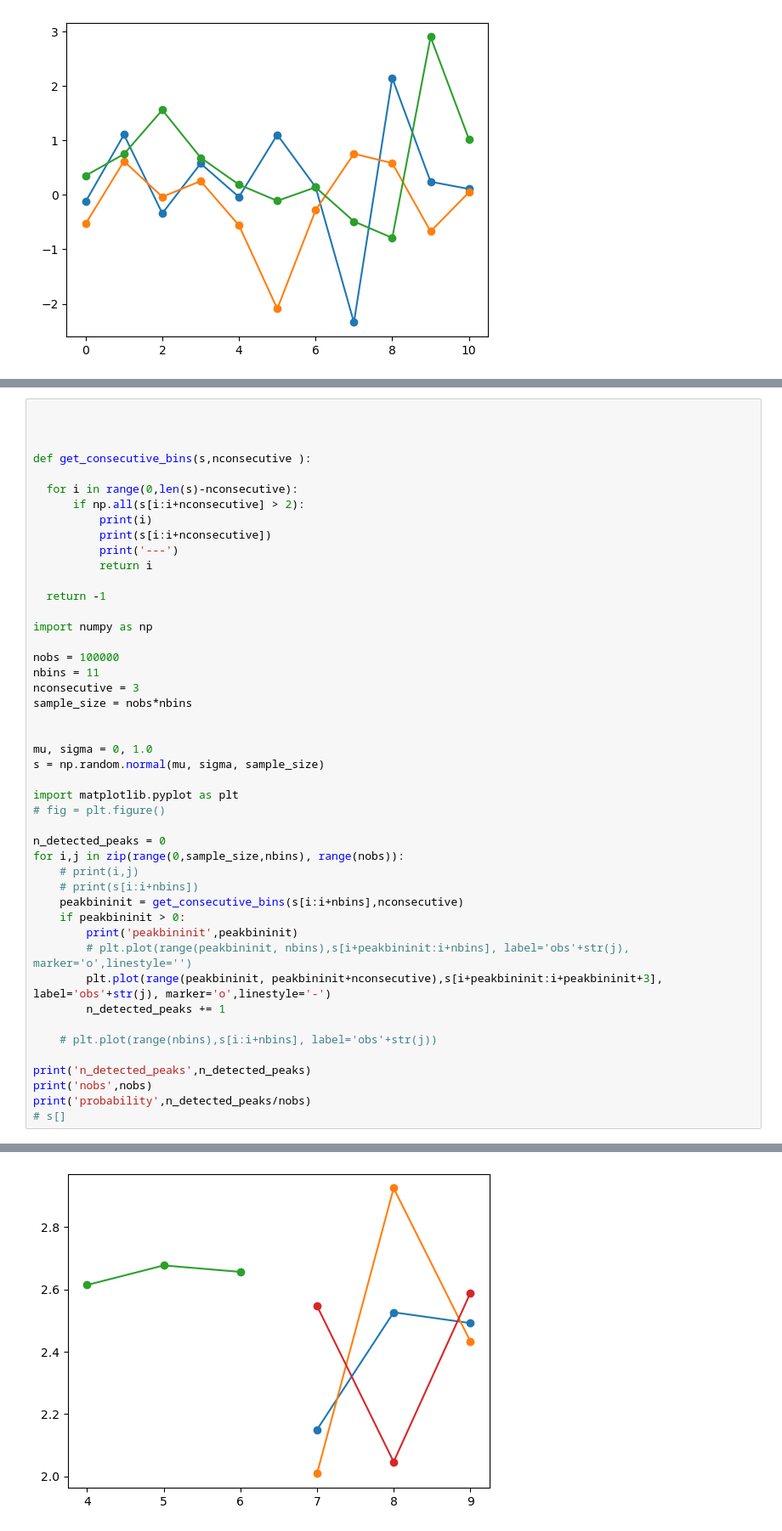
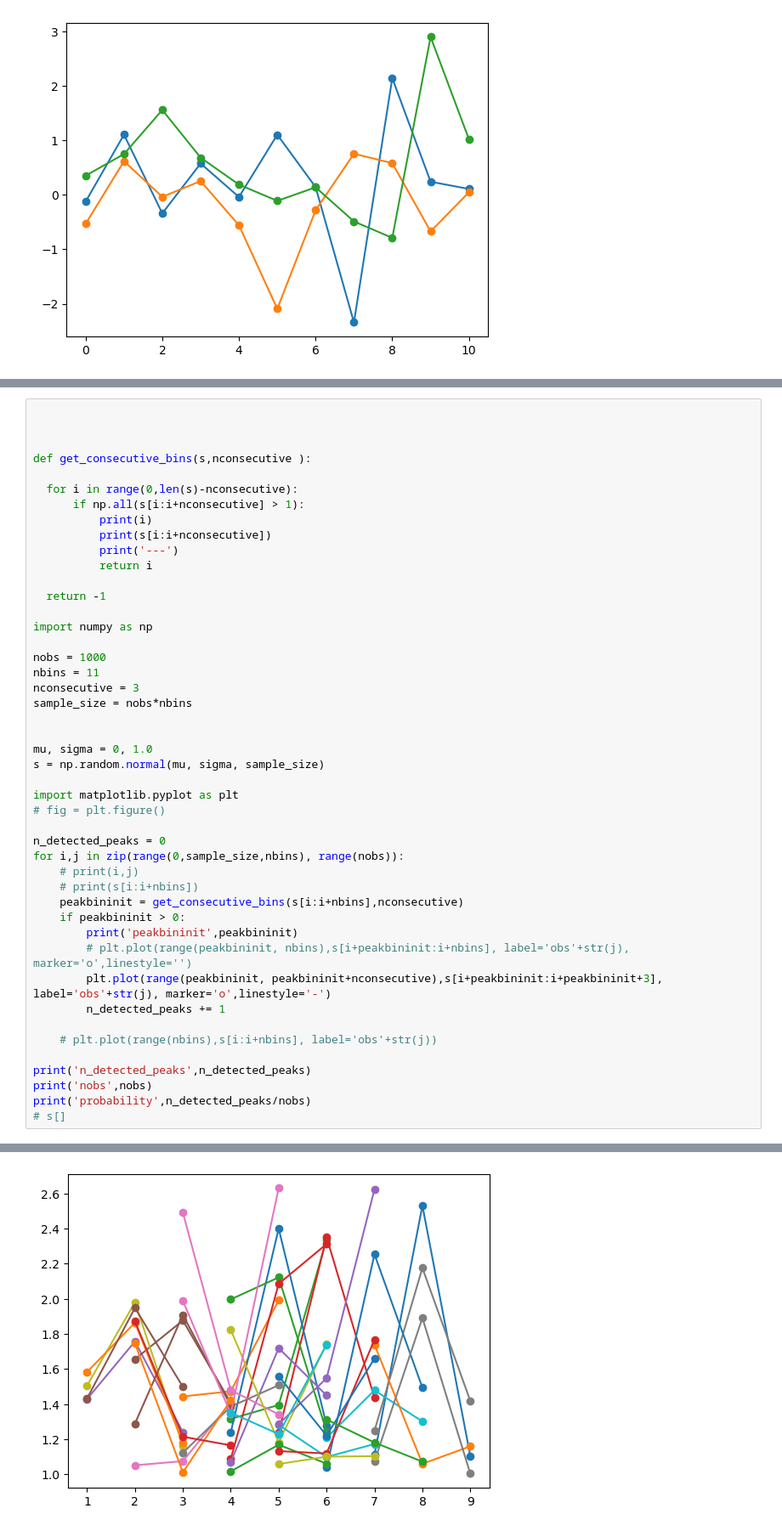
Before and after one commit to kazumaishio/SEDquest, a Jupyter notebook: SEDquest2.ipynb, the cells around one changed output, grey strips where cells are left out. Shown at 85% size. Cells and saved outputs as stored; diff of their text form.

```diff
--- a/SEDquest2.ipynb
+++ b/SEDquest2.ipynb
@@ -216,7 +229,7 @@ probability 0.6666666666666666
 def get_consecutive_bins(s,nconsecutive ):
 
   for i in range(0,len(s)-nconsecutive):
-      if np.all(s[i:i+nconsecutive] > 2):
+      if np.all(s[i:i+nconsecutive] > 1):
           print(i)
           print(s[i:i+nconsecutive])
           print('---')
@@ -226,7 +239,7 @@ def get_consecutive_bins(s,nconsecutive ):
 
 import numpy as np
 
-nobs = 100000
+nobs = 1000
 nbins = 11
 nconsecutive = 3
 sample_size = nobs*nbins
@@ -278 +289 @@ probability 4e-05
-[figure, old version]
+[figure, new version]
```
Also changed, not shown: parts of 7 cells of this notebook, 5 other files.
